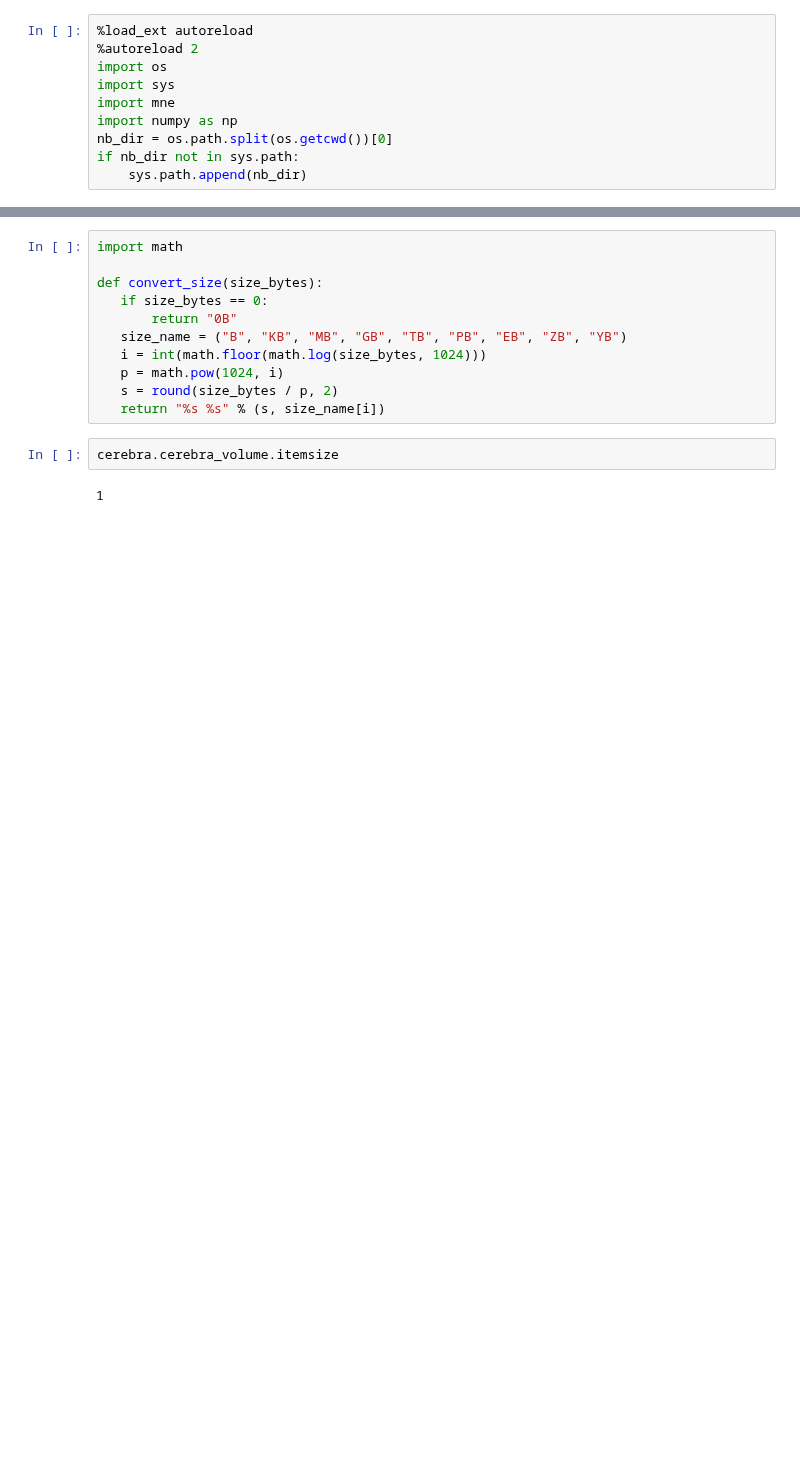
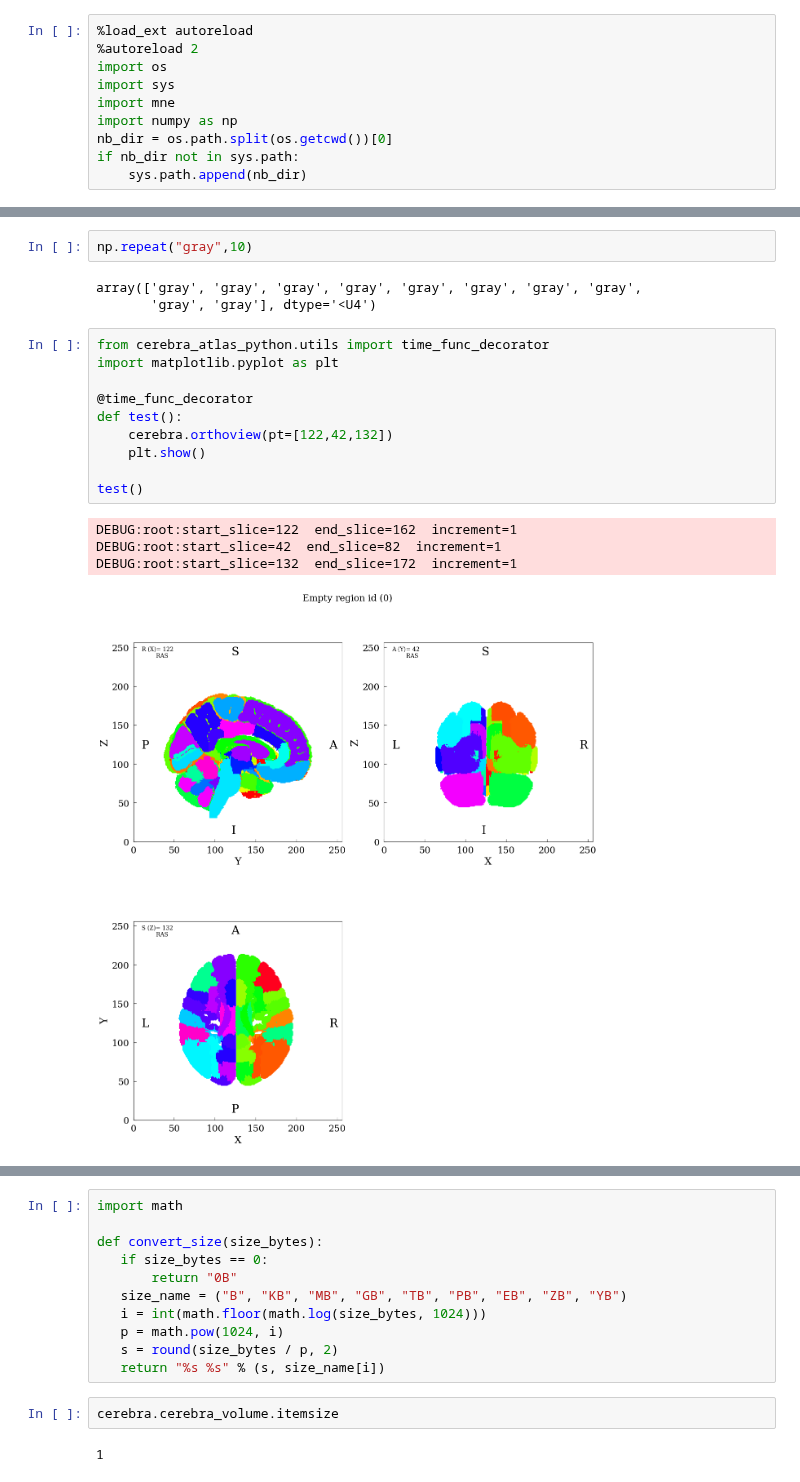
Before and after one commit to kdotdot/cerebra_atlas_python, a Jupyter notebook: notebooks/99.2-MNIAverage.ipynb, the cells around one changed output, grey strips where cells are left out. Drawn from its saved outputs; the diff is of its cells as text; blank space fills up the shorter version.

```diff
--- a/notebooks/99.2-MNIAverage.ipynb
+++ b/notebooks/99.2-MNIAverage.ipynb
@@ -35,0 +69,20 @@ INFO:root:Reading volume source space from disk
+# %%
+np.repeat("gray",10)
+# %% [output]
+array(['gray', 'gray', 'gray', 'gray', 'gray', 'gray', 'gray', 'gray',
+       'gray', 'gray'], dtype='<U4')
+# %%
+from cerebra_atlas_python.utils import time_func_decorator
+import matplotlib.pyplot as plt
+
+@time_func_decorator
+def test():
+    cerebra.orthoview(pt=[122,42,132])
+    plt.show()
+
+test()
+# %% [output]
+DEBUG:root:start_slice=122  end_slice=162  increment=1
+DEBUG:root:start_slice=42  end_slice=82  increment=1
+DEBUG:root:start_slice=132  end_slice=172  increment=1
+[figure, added]
```
Also changed, not shown: parts of 12 cells of this notebook, 5 other files.
